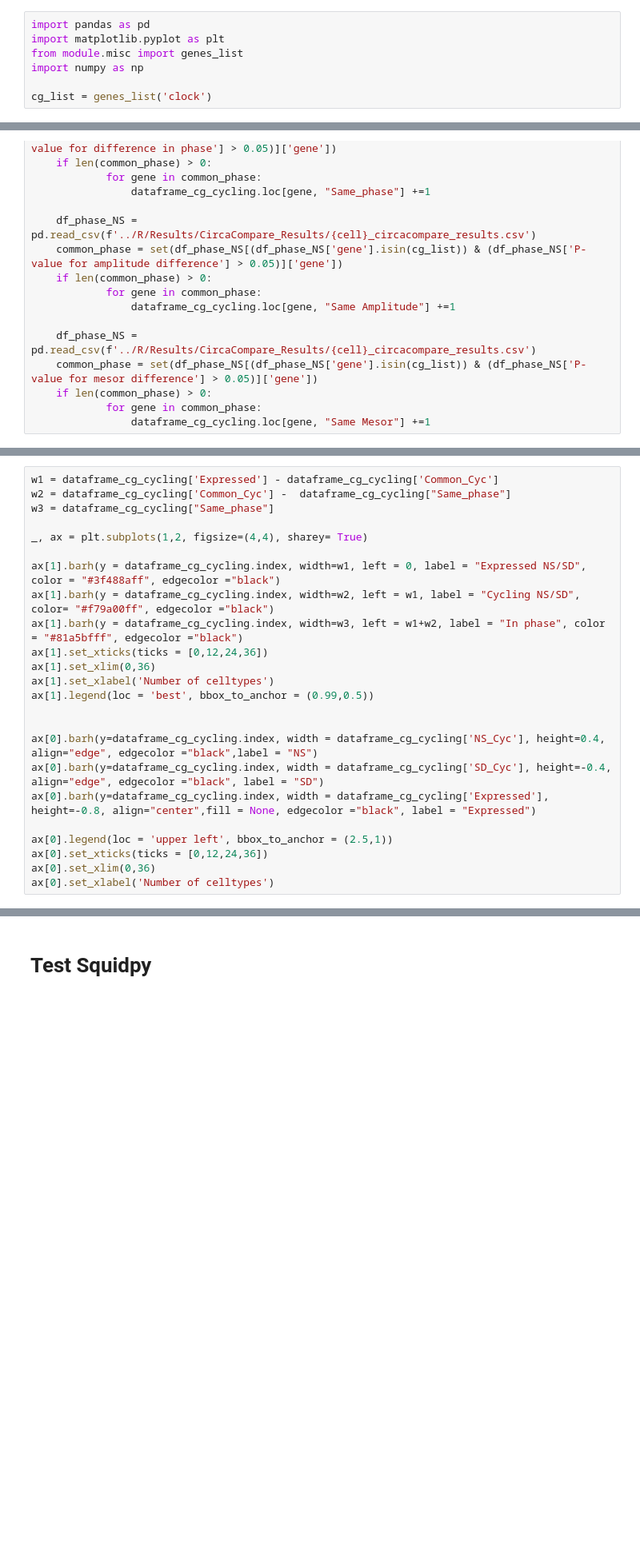
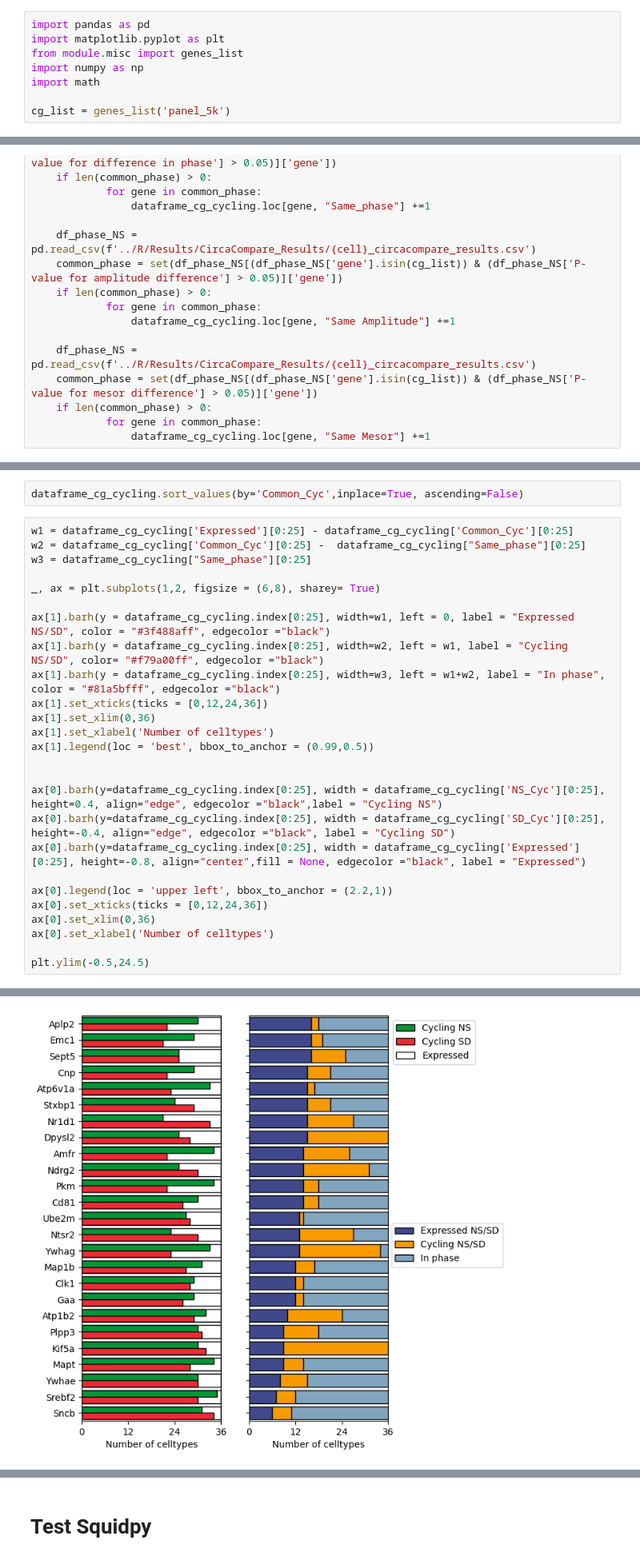
Before and after one commit to Carboneinerte/Pynda_ssc, a Jupyter notebook: v10D_Xenium_Downstream_Analysis_WIP.ipynb, the cells around one changed output, grey strips where cells are left out. Shown at 80% size. Drawn from its saved outputs; the diff is of its cells as text; blank space fills up the shorter version.

```diff
--- a/v10D_Xenium_Downstream_Analysis_WIP.ipynb
+++ b/v10D_Xenium_Downstream_Analysis_WIP.ipynb
@@ -839,8 +862,9 @@ import pandas as pd
 import matplotlib.pyplot as plt
 from module.misc import genes_list
 import numpy as np
+import math
 
-cg_list = genes_list('clock')
+cg_list = genes_list('panel_5k')
 # %%
 dataframe_cg_cycling = pd.DataFrame(data = {"Gene" : cg_list,
                                             "Expressed": np.zeros(len(cg_list)),
@@ -927,24 +968,29 @@ dataframe_cg_cycling
+# %%
+dataframe_cg_cycling.sort_values(by='Common_Cyc',inplace=True, ascending=False)
 # %%
-w1 = dataframe_cg_cycling['Expressed'] - dataframe_cg_cycling['Common_Cyc']
-w2 = dataframe_cg_cycling['Common_Cyc'] -  dataframe_cg_cycling["Same_phase"]
-w3 = dataframe_cg_cycling["Same_phase"]
+w1 = dataframe_cg_cycling['Expressed'][0:25] - dataframe_cg_cycling['Common_Cyc'][0:25]
+w2 = dataframe_cg_cycling['Common_Cyc'][0:25] -  dataframe_cg_cycling["Same_phase"][0:25]
+w3 = dataframe_cg_cycling["Same_phase"][0:25]
 
-_, ax = plt.subplots(1,2, figsize=(4,4), sharey= True)
+_, ax = plt.subplots(1,2, figsize = (6,8), sharey= True)
 
-ax[1].barh(y = dataframe_cg_cycling.index, width=w1, left = 0, label = "Expressed NS/SD", color = "#3f488aff", edgecolor ="black")
-ax[1].barh(y = dataframe_cg_cycling.index, width=w2, left = w1, label = "Cycling NS/SD", color= "#f79a00ff", edgecolor ="black")
-ax[1].barh(y = dataframe_cg_cycling.index, width=w3, left = w1+w2, label = "In phase", color = "#81a5bfff", edgecolor ="black")
+ax[1].barh(y = dataframe_cg_cycling.index[0:25], width=w1, left = 0, label = "Expressed NS/SD", color = "#3f488aff", edgecolor ="black")
+ax[1].barh(y = dataframe_cg_cycling.index[0:25], width=w2, left = w1, label = "Cycling NS/SD", color= "#f79a00ff", edgecolor ="black")
+ax[1].barh(y = dataframe_cg_cycling.index[0:25], width=w3, left = w1+w2, label = "In phase", color = "#81a5bfff", edgecolor ="black")
 ax[1].set_xticks(ticks = [0,12,24,36])
 ax[1].set_xlim(0,36)
 ax[1].set_xlabel('Number of celltypes')
 ax[1].legend(loc = 'best', bbox_to_anchor = (0.99,0.5))
 
 
-ax[0].barh(y=dataframe_cg_cycling.index, width = dataframe_cg_cycling['NS_Cyc'], height=0.4, align="edge", edgecolor ="black",label = "NS")
-ax[0].barh(y=dataframe_cg_cycling.index, width = dataframe_cg_cycling['SD_Cyc'], height=-0.4, align="edge", edgecolor ="black", label = "SD")
-ax[0].barh(y=dataframe_cg_cycling.index, width = dataframe_cg_cycling['Expressed'], height=-0.8, align="center",fill = None, edgecolor ="black", label = "Expressed")
+ax[0].barh(y=dataframe_cg_cycling.index[0:25], width = dataframe_cg_cycling['NS_Cyc'][0:25], height=0.4, align="edge", edgecolor ="black",label = "Cycling NS")
+ax[0].barh(y=dataframe_cg_cycling.index[0:25], width = dataframe_cg_cycling['SD_Cyc'][0:25], height=-0.4, align="edge", edgecolor ="black", label = "Cycling SD")
+ax[0].barh(y=dataframe_cg_cycling.index[0:25], width = dataframe_cg_cycling['Expressed'][0:25], height=-0.8, align="center",fill = None, edgecolor ="black", label = "Expressed")
 
-ax[0].legend(loc = 'upper left', bbox_to_anchor = (2.5,1))
+ax[0].legend(loc = 'upper left', bbox_to_anchor = (2.2,1))
 ax[0].set_xticks(ticks = [0,12,24,36])
 ax[0].set_xlim(0,36)
 ax[0].set_xlabel('Number of celltypes')
+
+plt.ylim(-0.5,24.5)
+# %% [output]
@@ -951 +998,2 @@ ax[0].set_xlabel('Number of celltypes')
+[figure, added]
 # %% [markdown]
```
Also changed, not shown: parts of 23 cells of this notebook, 2 other files.
